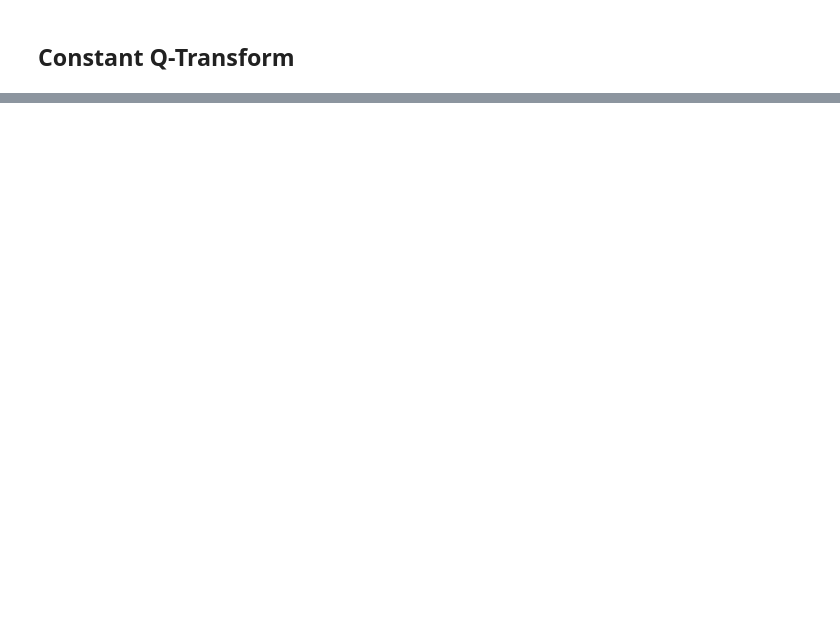
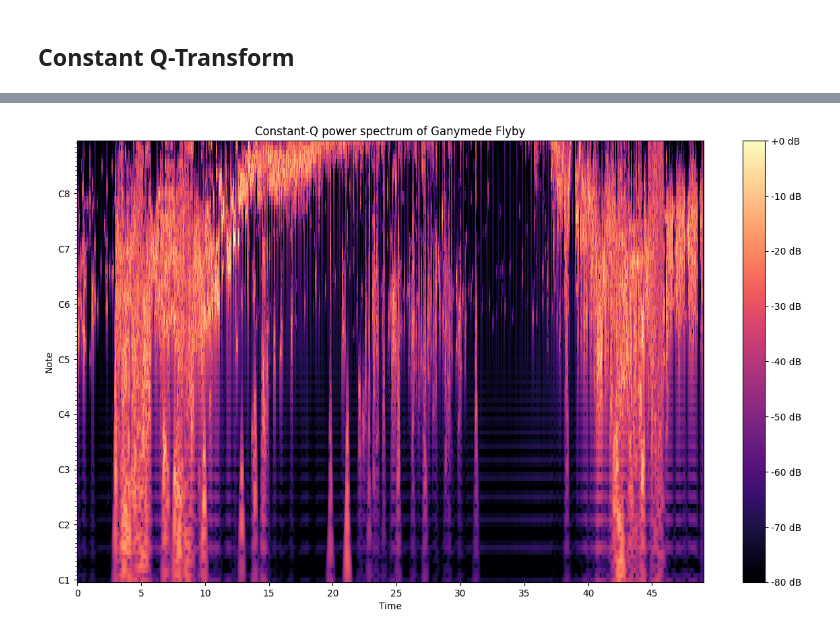
Before and after one commit to Bryan-Az/FeatureEngineering, a Jupyter notebook: Juno_Mission.ipynb, the cells around one changed output, grey strips where cells are left out. Saved outputs shown, nothing was run; the diff lists cells and outputs as text; code cells hidden in the pictures; blank space fills up the shorter version.

```diff
--- a/Juno_Mission.ipynb
+++ b/Juno_Mission.ipynb
@@ -100,0 +150,4 @@ plot_stft_flyby('Europa')
+# %%
+plot_cqt_flyby('Ganymede', frequency_res_factor=1.6)
+# %% [output]
+[figure, added]
```
Also changed, not shown: parts of 6 cells of this notebook.
